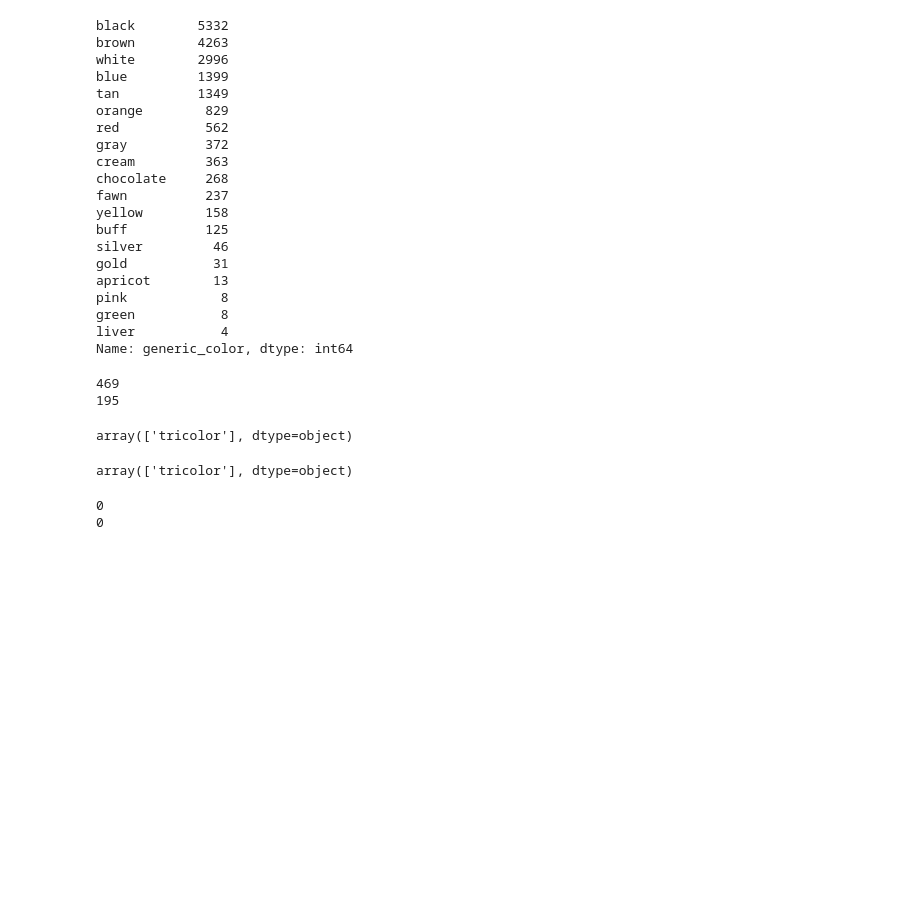
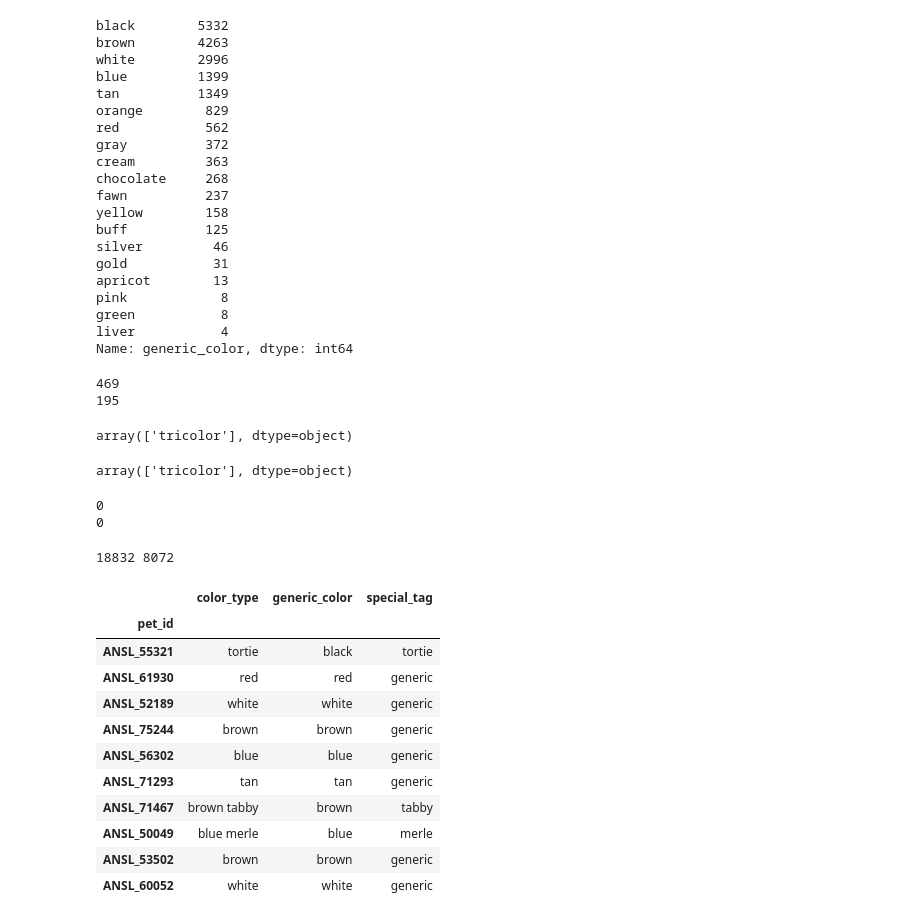
Before and after one commit to ShaunakSen/Data-Science-and-Machine-Learning, a Jupyter notebook: Hackerearth Project - Pet Adoption/Hackerearth ML Project - Pet Adoption.ipynb, the cells around one changed output. Saved outputs shown, nothing was run; the diff lists cells and outputs as text; code cells hidden in the pictures; blank space fills up the shorter version.

Commit message:
created special_tag feature :)

```diff
--- a/Hackerearth Project - Pet Adoption/Hackerearth ML Project - Pet Adoption.ipynb
+++ b/Hackerearth Project - Pet Adoption/Hackerearth ML Project - Pet Adoption.ipynb
@@ -727,4 +727,4 @@ color_ref_dict = {
     'black brindle': 'black'
 }
 
-specials = ['tricolor', 'calcio', 'tortie', 'torbie', 'sable', 'merle', 'point', 'blue cream', 'brindle', 'tiger', 'tick', 'tabby', 'generic']
+specials = ['tricolor', 'calico', 'tortie', 'torbie', 'sable', 'merle', 'point', 'brindle', 'tiger', 'tick', 'tabby', 'lynx point', 'generic']
@@ -731,8 +747,7 @@ specials = ['tricolor', 'calcio', 'tortie', 'torbie', 'sable', 'merle', 'point',
 # %%
-def create_color_features(tr_df, te_df, color_ref_dict, specials):
+def create_color_generic_feature(tr_df, te_df, color_ref_dict, specials):
     """
     1. Col1: generic_color: represents the closest color type
-    2. Col2: special category
     """
     colors_tr = [color_.lower().strip() for color_ in tr_df['color_type']]
     colors_te = [color_.lower().strip() for color_ in te_df['color_type']]
@@ -754,7 +769,7 @@ def create_color_features(tr_df, te_df, color_ref_dict, specials):
 
     return tr_df, te_df
 
-tr_df, te_df = create_color_features(tr_df, te_df, color_ref_dict, specials)
+tr_df, te_df = create_color_generic_feature(tr_df, te_df, color_ref_dict, specials)
 # %%
 tr_df['generic_color'].unique()
 # %% [output]
@@ -813,3 +828,64 @@ print (te_df['generic_color'].isnull().sum())
 # %% [output]
 0
 0
+# %%
+def create_color_special_feature(tr_df, te_df, color_ref_dict, specials):
+    """
+    1. special_type: represents the special tag if present else generic
+    Try to match with the largest length special tag possible
+    """
+    colors_tr = [color_.lower().strip() for color_ in tr_df['color_type']]
+    colors_te = [color_.lower().strip() for color_ in te_df['color_type']]
+
+    special_type_tr, special_type_te = [], []
+
+    specials_sorted = sorted(specials, key=len, reverse=True)
+
+    # for each color
+    for color_ in colors_tr:
+        tag_found = False
+        # for each tag, check if the tag is in the color
+        for tag_ in specials_sorted:
+            if tag_ in color_ and not tag_found:
+                tag_found = True
+                special_type_tr.append(tag_)
+        # no tag matched: apply generic tag
+        if not tag_found:
+            special_type_tr.append("generic")
+
+    # for each color
+    for color_ in colors_te:
+        tag_found = False
+        # for each tag, check if the tag is in the color
+        for tag_ in specials_sorted:
+            if tag_ in color_ and not tag_found:
+                tag_found = True
+                special_type_te.append(tag_)
+        # no tag matched: apply generic tag
+        if not tag_found:
+            special_type_te.append("generic")
+
+    print (len(special_type_tr), len(special_type_te))
+
+    tr_df['special_tag'] = special_type_tr
+    te_df['special_tag'] = special_type_te
+    return tr_df, te_df
+
+tr_df, te_df = create_color_special_feature(tr_df, te_df, color_ref_dict, specials)
+# %% [output]
+18832 8072
+# %%
+tr_df[['color_type', 'generic_color', 'special_tag']].sample(10)
+# %% [output]
+|  | color_type | generic_color | special_tag |
+| pet_id |  |  |  |
+| ANSL_55321 | tortie | black | tortie |
+| ANSL_61930 | red | red | generic |
+| ANSL_52189 | white | white | generic |
+| ANSL_75244 | brown | brown | generic |
+| ANSL_56302 | blue | blue | generic |
+| ANSL_71293 | tan | tan | generic |
+| ANSL_71467 | brown tabby | brown | tabby |
+| ANSL_50049 | blue merle | blue | merle |
+| ANSL_53502 | brown | brown | generic |
+| ANSL_60052 | white | white | generic |
```
Also changed, not shown: parts of 2 cells of this notebook.
